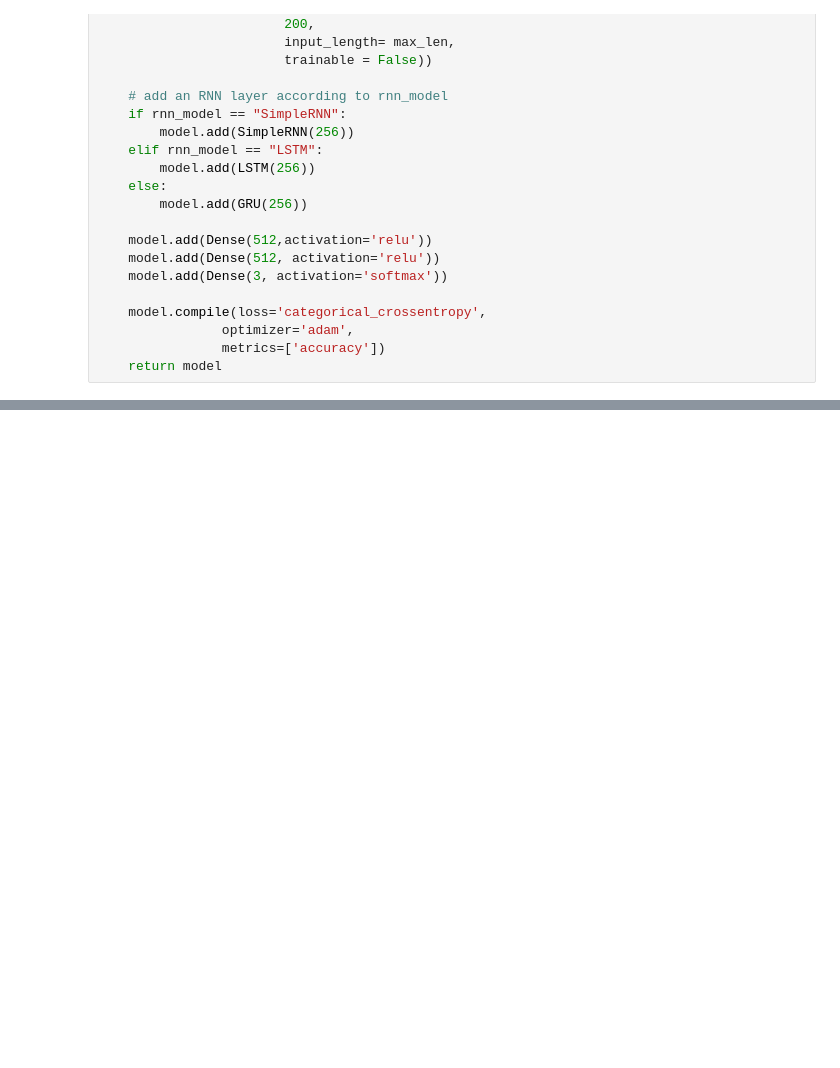
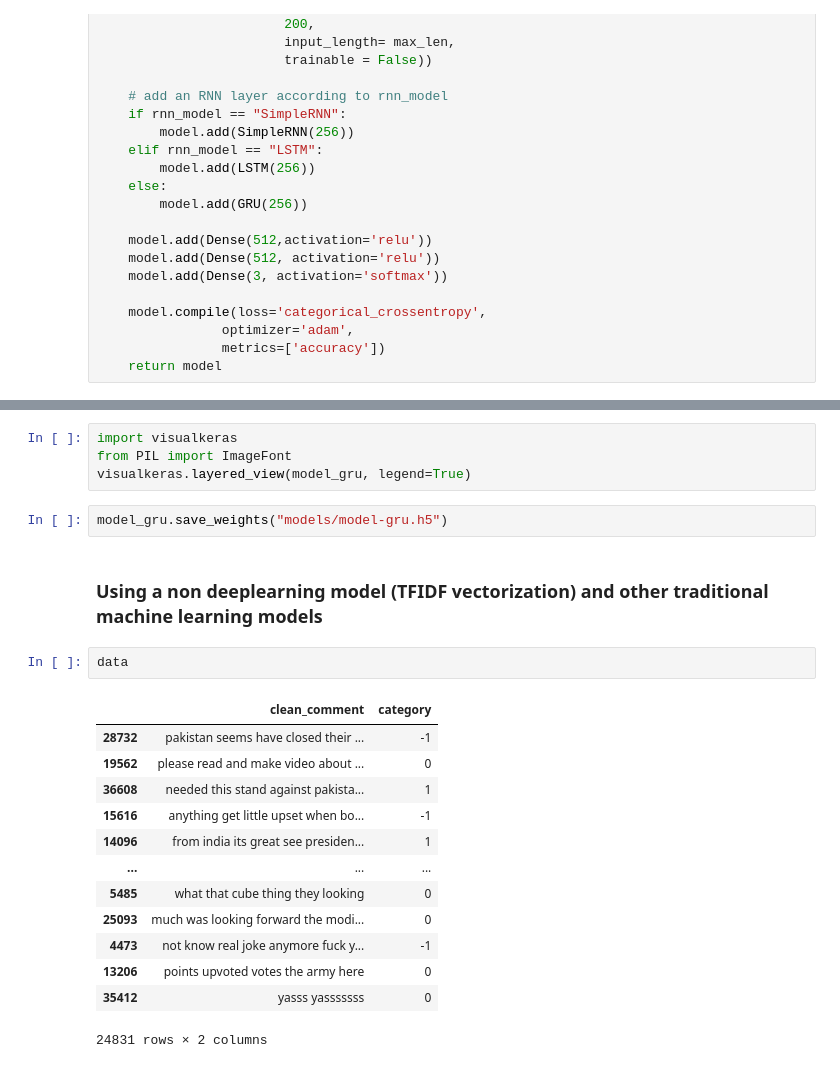
Before and after one commit to Amirrahman19/DeepLearning, a Jupyter notebook: CA1/PartC/techpaper.ipynb, the cells around one changed output, grey strips where cells are left out. Drawn from its saved outputs; the diff is of its cells as text; blank space fills up the shorter version.

```diff
--- a/CA1/PartC/techpaper.ipynb
+++ b/CA1/PartC/techpaper.ipynb
@@ -582,0 +411,24 @@ model_gru.evaluate(valid_X, valid_y)
+# %%
+import visualkeras
+from PIL import ImageFont
+visualkeras.layered_view(model_gru, legend=True)
+# %%
+model_gru.save_weights("models/model-gru.h5")
+# %% [markdown]
+### Using a non deeplearning model (TFIDF vectorization) and other traditional machine learning models
+# %%
+data
+# %% [output]
+|  | clean_comment | category |
+| 28732 | pakistan seems have closed their ... | -1 |
+| 19562 | please read and make video about ... | 0 |
+| 36608 | needed this stand against pakista... | 1 |
+| 15616 | anything get little upset when bo... | -1 |
+| 14096 | from india its great see presiden... | 1 |
+| ... | ... | ... |
+| 5485 | what that cube thing they looking | 0 |
+| 25093 | much was looking forward the modi... | 0 |
+| 4473 | not know real joke anymore fuck y... | -1 |
+| 13206 | points upvoted votes the army here | 0 |
+| 35412 | yasss yasssssss | 0 |
+24831 rows × 2 columns
```
Also changed, not shown: parts of 45 cells of this notebook, 20 other files.
